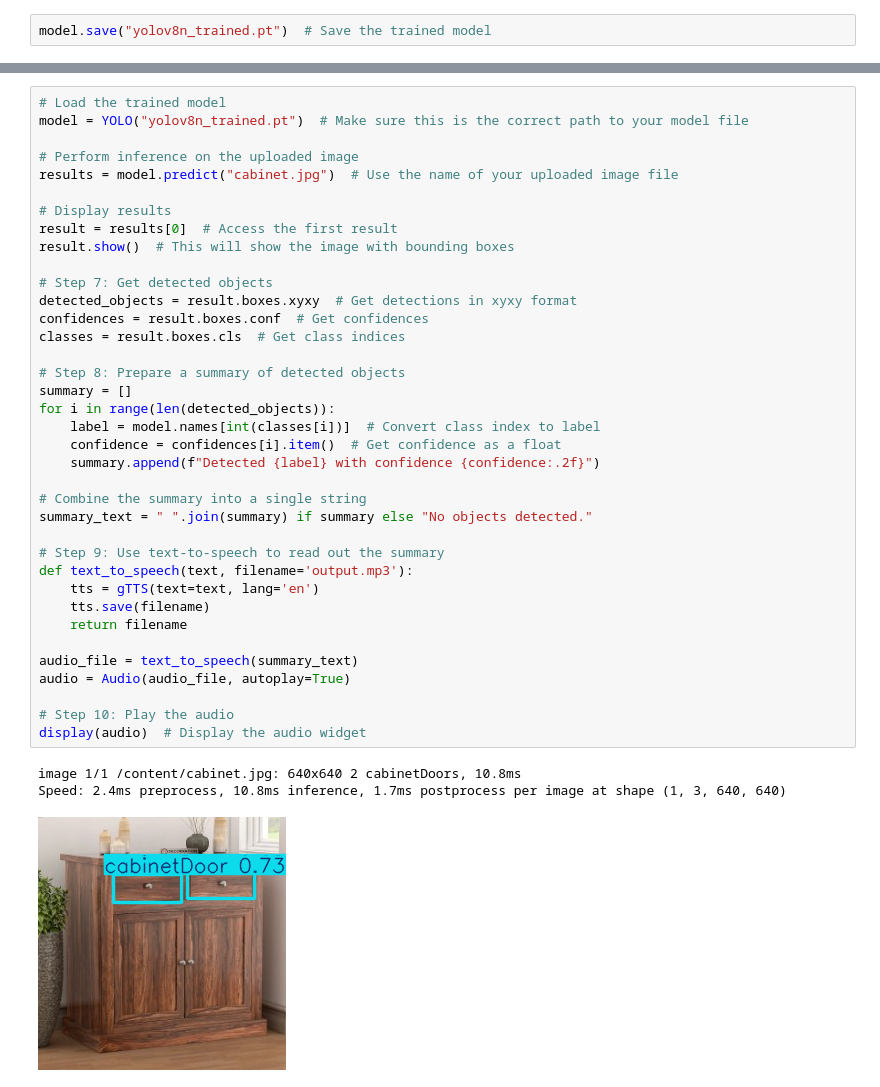
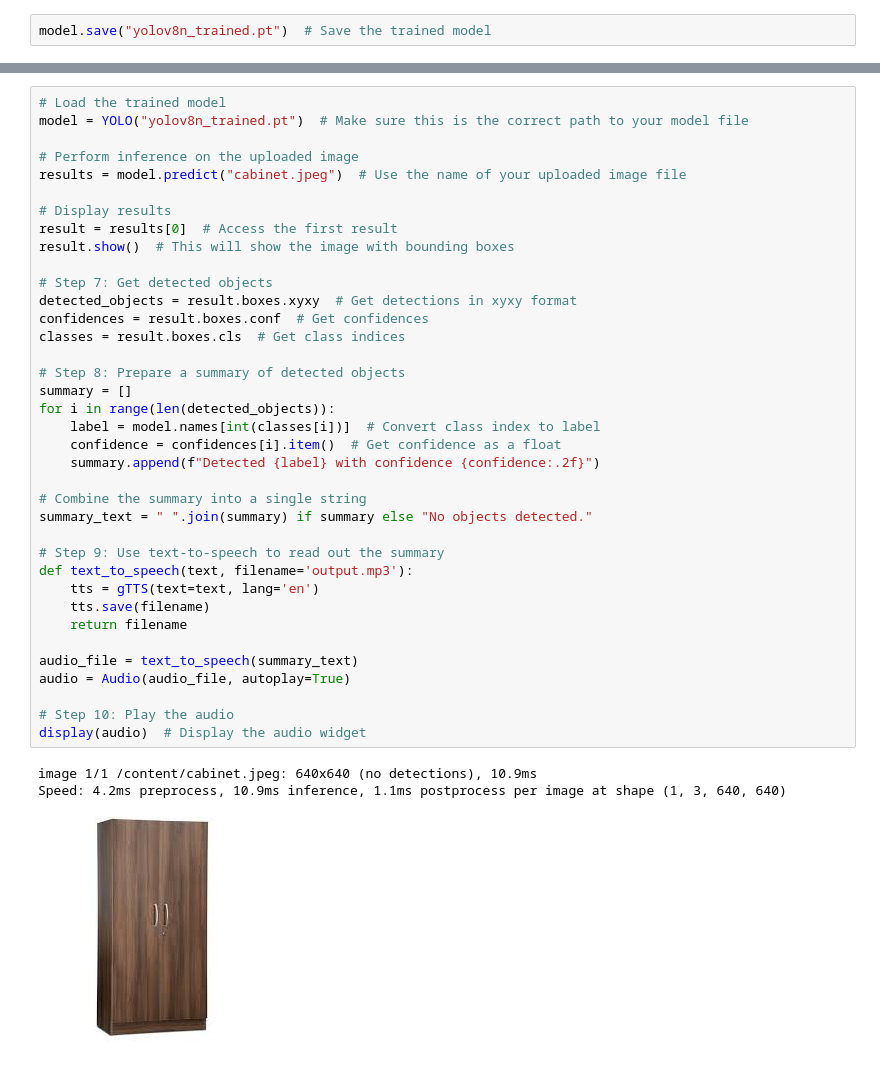
Before and after one commit to techwack/blind-indoor-object-detection, a Jupyter notebook: blindobjectdetection.ipynb, the cells around one changed output, grey strips where cells are left out. Cells and saved outputs as stored; diff of their text form.

```diff
--- a/blindobjectdetection.ipynb
+++ b/blindobjectdetection.ipynb
@@ -280,40 +271,40 @@ Saving cabinet.jpg to cabinet.jpg
 model = YOLO("yolov8n_trained.pt")  # Make sure this is the correct path to your model file
 
 # Perform inference on the uploaded image
-results = model.predict("cabinet.jpg")  # Use the name of your uploaded image file
+results = model.predict("cabinet.jpeg")  # Use the name of your uploaded image file
 
 # Display results
 result = results[0]  # Access the first result
 result.show()  # This will show the image with bounding boxes
 
 # Step 7: Get detected objects
 detected_objects = result.boxes.xyxy  # Get detections in xyxy format
 confidences = result.boxes.conf  # Get confidences
 classes = result.boxes.cls  # Get class indices
 
 # Step 8: Prepare a summary of detected objects
 summary = []
 for i in range(len(detected_objects)):
     label = model.names[int(classes[i])]  # Convert class index to label
     confidence = confidences[i].item()  # Get confidence as a float
     summary.append(f"Detected {label} with confidence {confidence:.2f}")
 
 # Combine the summary into a single string
 summary_text = " ".join(summary) if summary else "No objects detected."
 
 # Step 9: Use text-to-speech to read out the summary
 def text_to_speech(text, filename='output.mp3'):
     tts = gTTS(text=text, lang='en')
     tts.save(filename)
     return filename
 
 audio_file = text_to_speech(summary_text)
 audio = Audio(audio_file, autoplay=True)
 
 # Step 10: Play the audio
 display(audio)  # Display the audio widget
 # %% [output]
-image 1/1 /content/cabinet.jpg: 640x640 2 cabinetDoors, 10.8ms
-Speed: 2.4ms preprocess, 10.8ms inference, 1.7ms postprocess per image at shape (1, 3, 640, 640)
+image 1/1 /content/cabinet.jpeg: 640x640 (no detections), 10.9ms
+Speed: 4.2ms preprocess, 10.9ms inference, 1.1ms postprocess per image at shape (1, 3, 640, 640)
-[figure, old version]
+[figure, new version]
 [interactive output not drawn]
```
Also changed, not shown: parts of 10 cells of this notebook.
